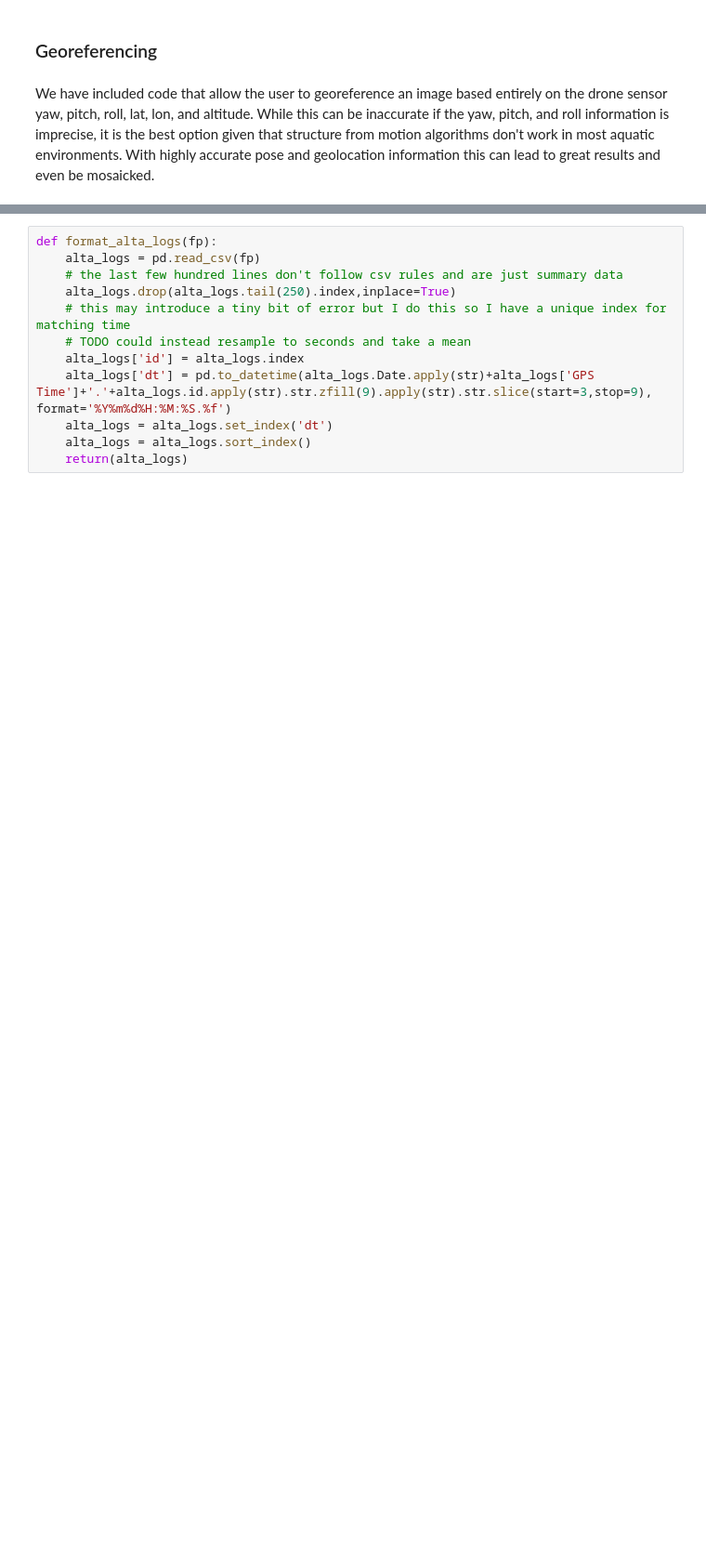
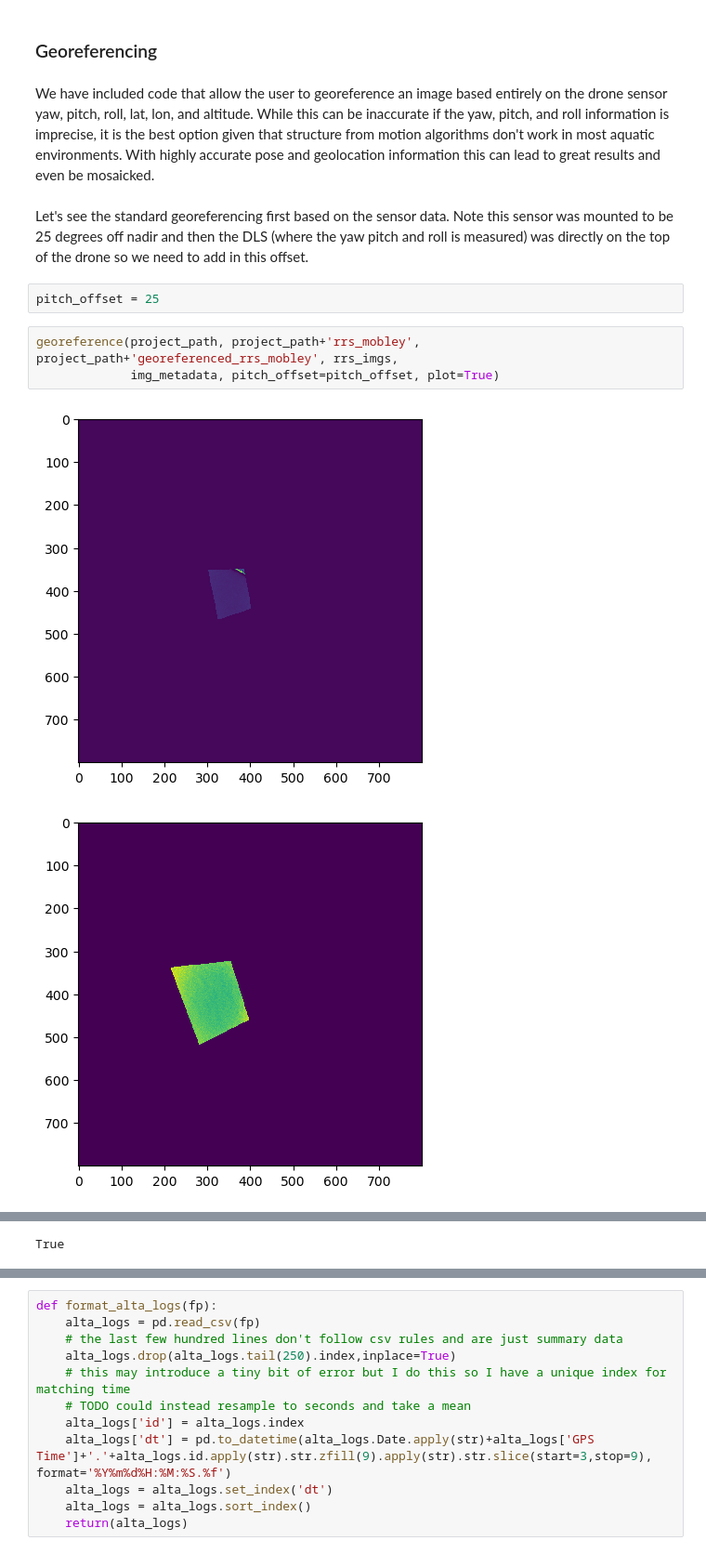
Before and after one commit to aewindle110/DroneWQ, a Jupyter notebook: georeferencing_improved.ipynb, the cells around one changed output, grey strips where cells are left out. Shown at 93% size. Cells and saved outputs as stored; diff of their text form; blank space fills up the shorter version.

```diff
--- a/georeferencing_improved.ipynb
+++ b/georeferencing_improved.ipynb
@@ -67,3 +67,13 @@ rrs_img_metadata.head()
 ### Georeferencing
 # %% [markdown]
 We have included code that allow the user to georeference an image based entirely on the drone sensor yaw, pitch, roll, lat, lon, and altitude. While this can be inaccurate if the yaw, pitch, and roll information is imprecise, it is the best option given that structure from motion algorithms don't work in most aquatic environments. With highly accurate pose and geolocation information this can lead to great results and even be mosaicked.
+# %% [markdown]
+Let's see the standard georeferencing first based on the sensor data. Note this sensor was mounted to be 25 degrees off nadir and then the DLS (where the yaw pitch and roll is measured) was directly on the top of the drone so we need to add in this offset.
+# %%
+pitch_offset = 25
+# %%
+georeference(project_path, project_path+'rrs_mobley', project_path+'georeferenced_rrs_mobley', rrs_imgs,
+             img_metadata, pitch_offset=pitch_offset, plot=True)
+# %% [output]
+[figure, added]
+[figure, added]
@@ -69,0 +83 @@ We have included code that allow the user to georeference an image based entirel
+True
```
Also changed, not shown: parts of 34 cells of this notebook, 3 other files.
